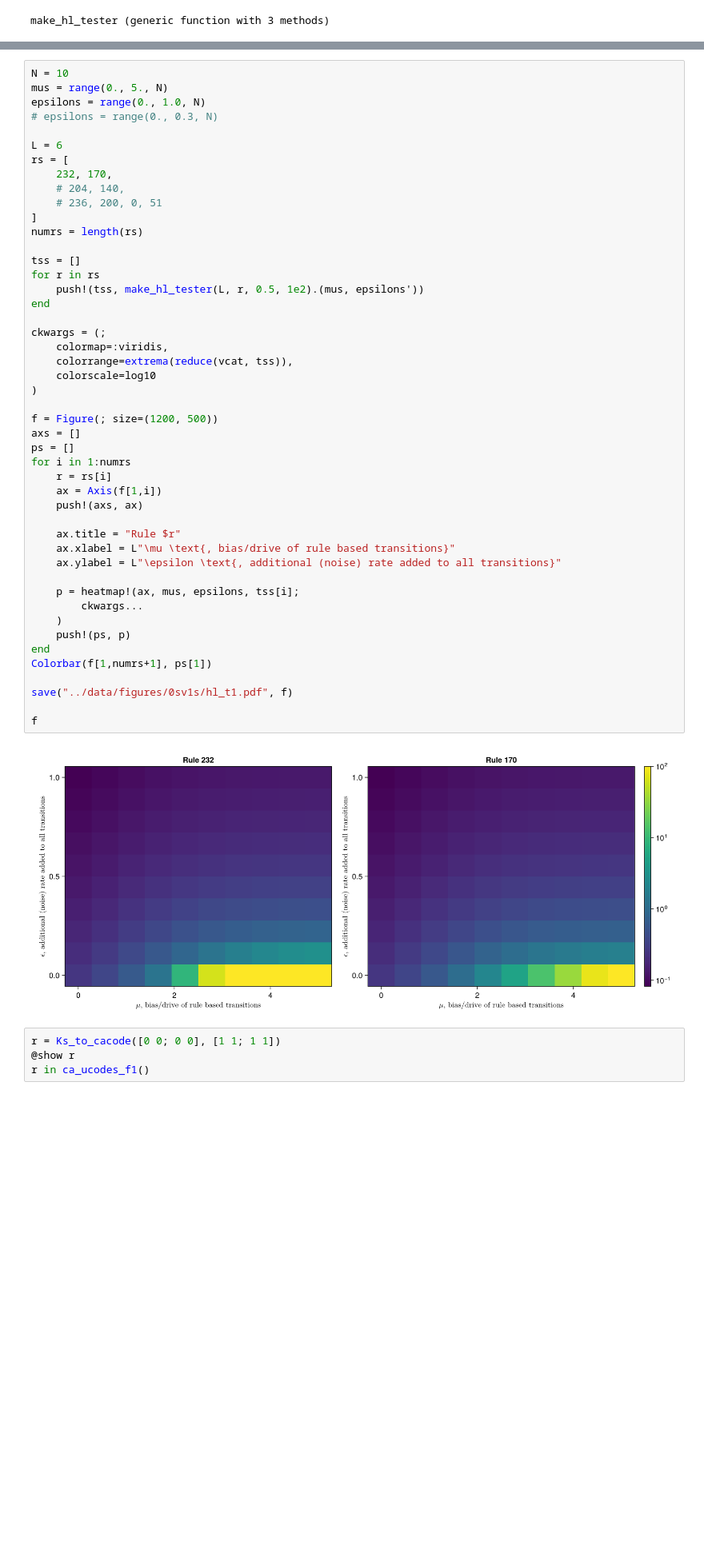
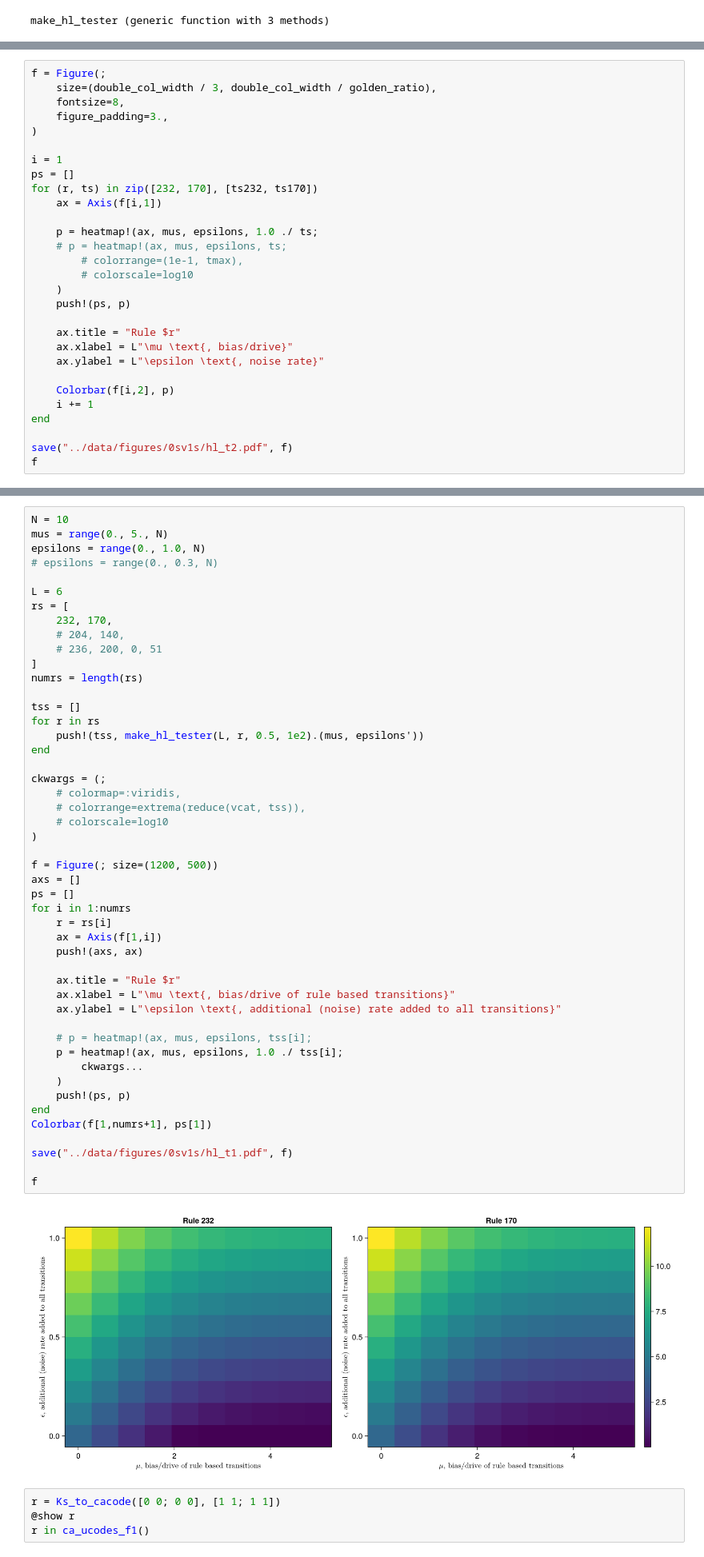
Before and after one commit to kockahonza/TopoStoch, a Jupyter notebook: notebooks/ma_figures_0sv1s.ipynb, the cells around one changed output, grey strips where cells are left out. Shown at 80% size. Cells and saved outputs as stored; diff of their text form; blank space fills up the shorter version.

```diff
--- a/notebooks/ma_figures_0sv1s.ipynb
+++ b/notebooks/ma_figures_0sv1s.ipynb
@@ -419,0 +488,29 @@ make_hl_tester (generic function with 3 methods)
+# %%
+f = Figure(;
+    size=(double_col_width / 3, double_col_width / golden_ratio),
+    fontsize=8,
+    figure_padding=3.,
+)
+
+i = 1
+ps = []
+for (r, ts) in zip([232, 170], [ts232, ts170])
+    ax = Axis(f[i,1])
+
+    p = heatmap!(ax, mus, epsilons, 1.0 ./ ts;
+    # p = heatmap!(ax, mus, epsilons, ts;
+        # colorrange=(1e-1, tmax),
+        # colorscale=log10
+    )
+    push!(ps, p)
+
+    ax.title = "Rule $r"
+    ax.xlabel = L"\mu \text{, bias/drive}"
+    ax.ylabel = L"\epsilon \text{, noise rate}"
+
+    Colorbar(f[i,2], p)
+    i += 1
+end
+
+save("../data/figures/0sv1s/hl_t2.pdf", f)
+f
@@ -434,38 +535,39 @@ numrs = length(rs)
 tss = []
 for r in rs
     push!(tss, make_hl_tester(L, r, 0.5, 1e2).(mus, epsilons'))
 end
 
 ckwargs = (;
-    colormap=:viridis,
-    colorrange=extrema(reduce(vcat, tss)),
-    colorscale=log10
+    # colormap=:viridis,
+    # colorrange=extrema(reduce(vcat, tss)),
+    # colorscale=log10
 )
 
 f = Figure(; size=(1200, 500))
 axs = []
 ps = []
 for i in 1:numrs
     r = rs[i]
     ax = Axis(f[1,i])
     push!(axs, ax)
 
     ax.title = "Rule $r"
     ax.xlabel = L"\mu \text{, bias/drive of rule based transitions}"
     ax.ylabel = L"\epsilon \text{, additional (noise) rate added to all transitions}"
 
-    p = heatmap!(ax, mus, epsilons, tss[i];
+    # p = heatmap!(ax, mus, epsilons, tss[i];
+    p = heatmap!(ax, mus, epsilons, 1.0 ./ tss[i];
         ckwargs...
     )
     push!(ps, p)
 end
 Colorbar(f[1,numrs+1], ps[1])
 
 save("../data/figures/0sv1s/hl_t1.pdf", f)
 
 f
 # %% [output]
-[figure, old version]
+[figure, new version]
 # %%
 r = Ks_to_cacode([0 0; 0 0], [1 1; 1 1])
 @show r
```
Also changed, not shown: parts of 24 cells of this notebook, 23 other files.
